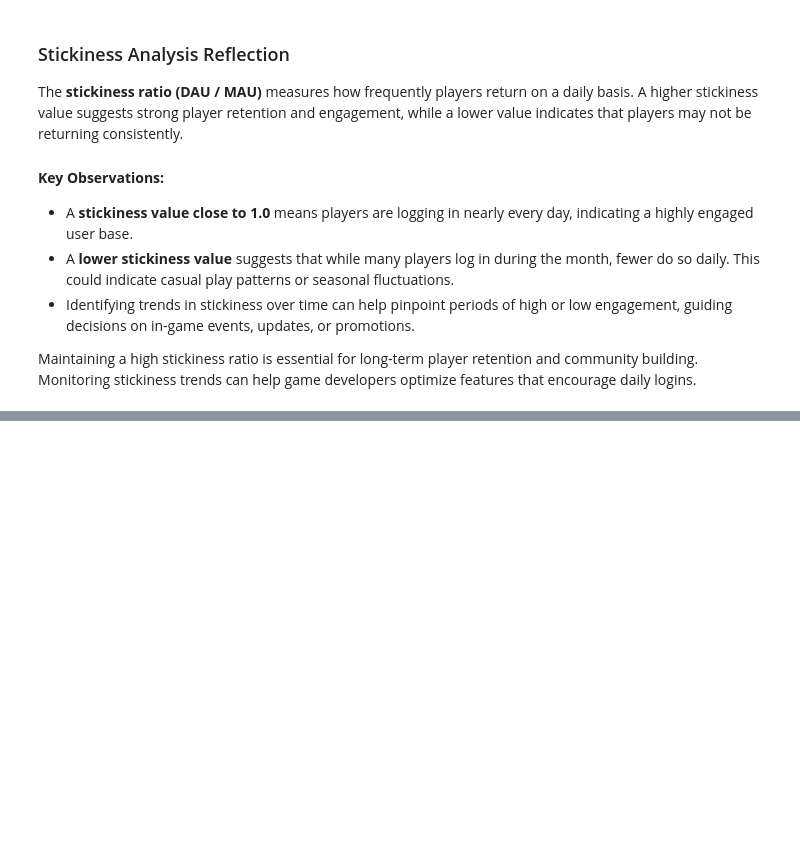
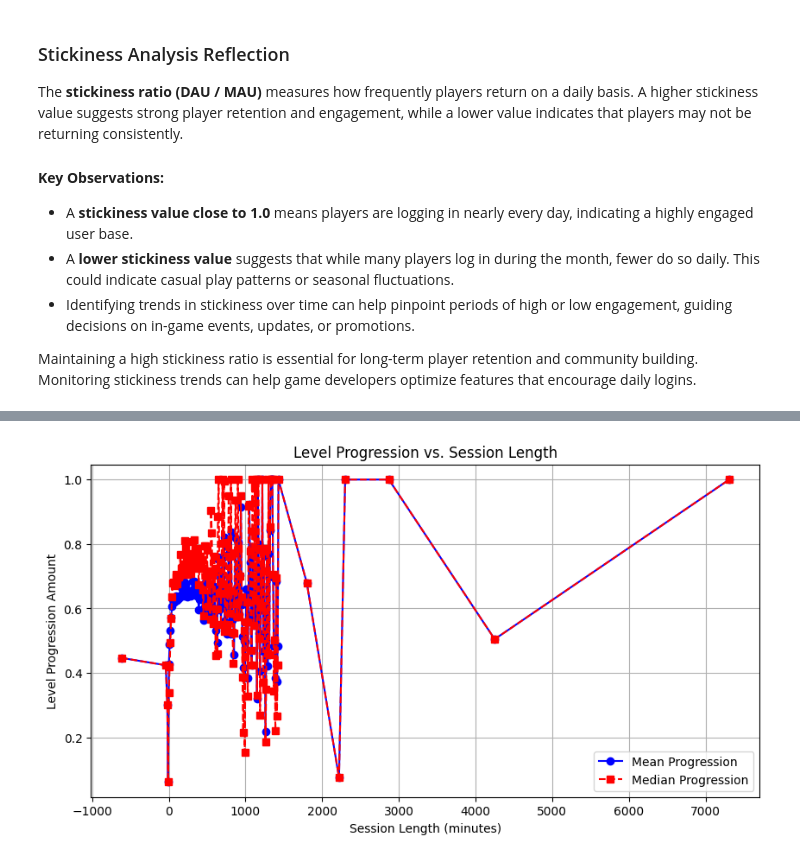
Before and after one commit to itcOnlineGaming/GA_25_P1_Part3_Jack_Nulty, a Jupyter notebook: part3/notebook.ipynb, the cells around one changed output, grey strips where cells are left out. Drawn from its saved outputs; the diff is of its cells as text; code cells hidden in the pictures; blank space fills up the shorter version.

Commit message:
#3.7 Player progression analysis

```diff
--- a/part3/notebook.ipynb
+++ b/part3/notebook.ipynb
@@ -135,0 +175,21 @@ KeyError: 'average_sessions_per_user'
+# %%
+import functions
+import matplotlib.pyplot as plt
+
+file_path = "data/exited_game.csv"
+progression_session_data = functions.calculate_progression(file_path, bin_size=10)
+
+#plot progression
+plt.figure(figsize=(10, 5))
+
+plt.plot(progression_session_data["SessionBin"], progression_session_data["mean"], marker="o", linestyle="-", color="blue", label="Mean Progression")
+plt.plot(progression_session_data["SessionBin"], progression_session_data["median"], marker="s", linestyle="--", color="red", label="Median Progression")
+
+plt.xlabel("Session Length (minutes)")
+plt.ylabel("Level Progression Amount")
+plt.title("Level Progression vs. Session Length")
+plt.legend()
+plt.grid()
+plt.show()
+# %% [output]
+[figure, added]
```
Also changed, not shown: parts of 7 cells of this notebook, 1 other file.
